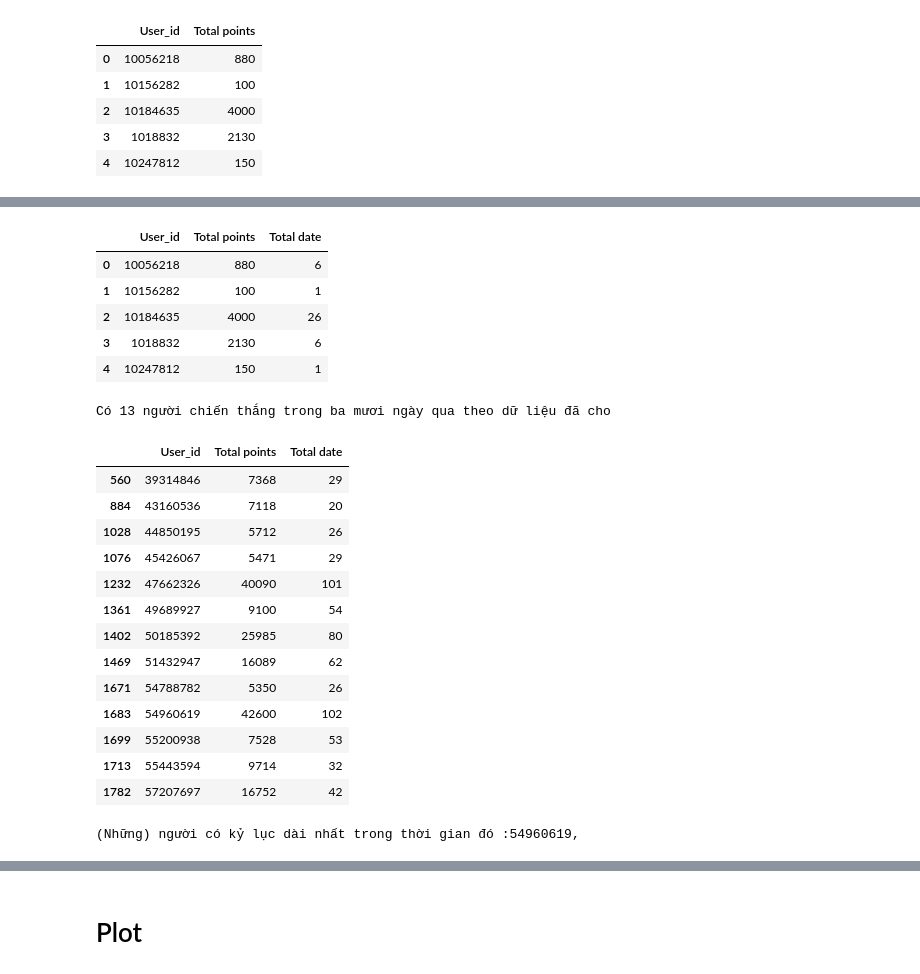
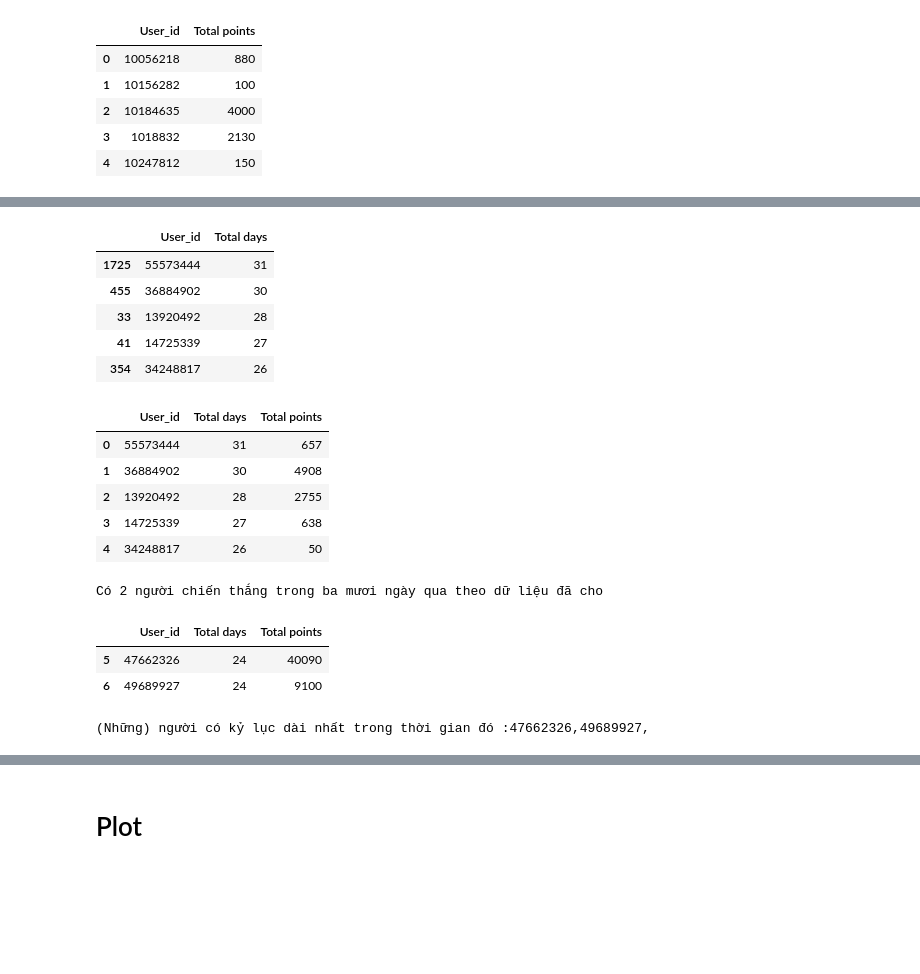
Before and after one commit to DONG2209/Shoppe_sale, a Jupyter notebook: momo.ipynb, the cells around one changed output, grey strips where cells are left out. Cells and saved outputs as stored; diff of their text form; code cells hidden in the pictures; blank space fills up the shorter version.

```diff
--- a/momo.ipynb
+++ b/momo.ipynb
@@ -320,4 +320,4 @@ start_date = pd.to_datetime('2022-03-01')
 end_date = pd.to_datetime('2022-03-31')
 Transaction_p3 = Transactions_p3[(Transactions_p3['DATE'] >= start_date) & (Transactions_p3['DATE'] <= end_date)]
 # %%
-# Transaction_p3.sort_values(['User_id', 'DATE'], inplace=True)
+Transaction_p3.sort_values(['User_id', 'DATE'], inplace=True)
@@ -345,5 +441,3 @@ total_point.head()
 # %%
-total_date=Transaction_p3.groupby('User_id')['DATE'].count().reset_index()          # đếm số lượt giao dịch
-total_date.rename(columns={'DATE':'Total date'},inplace=True)
-# total_date=Transaction_p3.groupby('User_id')['DATE'].nunique().reset_index()        # đêm số ngày giao dịch
-# total_date.rename(columns={'DATE':'Total date'},inplace=True)
+total_date=Transaction_p3.groupby('User_id')['DATE'].nunique().reset_index()        # đêm số ngày giao dịch k liên tiếp
+total_date.rename(columns={'DATE':'Total days'},inplace=True)
@@ -359,41 +444,40 @@ total_date.head()
+# %%
+total_date.sort_values('Total days',ascending=False,inplace=True)
+total_date.head()
+# %% [output]
+|  | User_id | Total days |
+| 1725 | 55573444 | 31 |
+| 455 | 36884902 | 30 |
+| 33 | 13920492 | 28 |
+| 41 | 14725339 | 27 |
+| 354 | 34248817 | 26 |
 # %%
-user=total_point.merge(total_date,on='User_id',how='outer')
+user=total_date.merge(total_point,on='User_id',how='outer')
 user.head()
 # %% [output]
-|  | User_id | Total points | Total date |
-| 0 | 10056218 | 880 | 6 |
-| 1 | 10156282 | 100 | 1 |
-| 2 | 10184635 | 4000 | 26 |
-| 3 | 1018832 | 2130 | 6 |
-| 4 | 10247812 | 150 | 1 |
+|  | User_id | Total days | Total points |
+| 0 | 55573444 | 31 | 657 |
+| 1 | 36884902 | 30 | 4908 |
+| 2 | 13920492 | 28 | 2755 |
+| 3 | 14725339 | 27 | 638 |
+| 4 | 34248817 | 26 | 50 |
 # %%
-USER=user[(user['Total points']>=5000) & (user['Total date']>=20)]
+USER=user[(user['Total points']>=5000) & (user['Total days']>=20)]
 print('Có {} người chiến thắng trong ba mươi ngày qua theo dữ liệu đã cho'.format(len(USER)))
 USER
 # %% [output]
-Có 13 người chiến thắng trong ba mươi ngày qua theo dữ liệu đã cho
+Có 2 người chiến thắng trong ba mươi ngày qua theo dữ liệu đã cho
-|  | User_id | Total points | Total date |
-| 560 | 39314846 | 7368 | 29 |
-| 884 | 43160536 | 7118 | 20 |
-| 1028 | 44850195 | 5712 | 26 |
-| 1076 | 45426067 | 5471 | 29 |
-| 1232 | 47662326 | 40090 | 101 |
-| 1361 | 49689927 | 9100 | 54 |
-| 1402 | 50185392 | 25985 | 80 |
-| 1469 | 51432947 | 16089 | 62 |
-| 1671 | 54788782 | 5350 | 26 |
-| 1683 | 54960619 | 42600 | 102 |
-| 1699 | 55200938 | 7528 | 53 |
-| 1713 | 55443594 | 9714 | 32 |
-| 1782 | 57207697 | 16752 | 42 |
+|  | User_id | Total days | Total points |
+| 5 | 47662326 | 24 | 40090 |
+| 6 | 49689927 | 24 | 9100 |
 # %%
 
-def user_max(df):
-    max=df['Total date'].max()
+def user_max(row):
+    max=row['Total days'].max()
     print('(Những) người có kỷ lục dài nhất trong thời gian đó :',end='')
-    for index,row in df.iterrows():
-        if row['Total date']==max:
+    for index,row in row.iterrows():
+        if row['Total days']==max:
             print(row['User_id'],end=',')
 user_max(USER)
 # %% [output]
-(Những) người có kỷ lục dài nhất trong thời gian đó :54960619,
+(Những) người có kỷ lục dài nhất trong thời gian đó :47662326,49689927,
```
Also changed, not shown: parts of 13 cells of this notebook.
